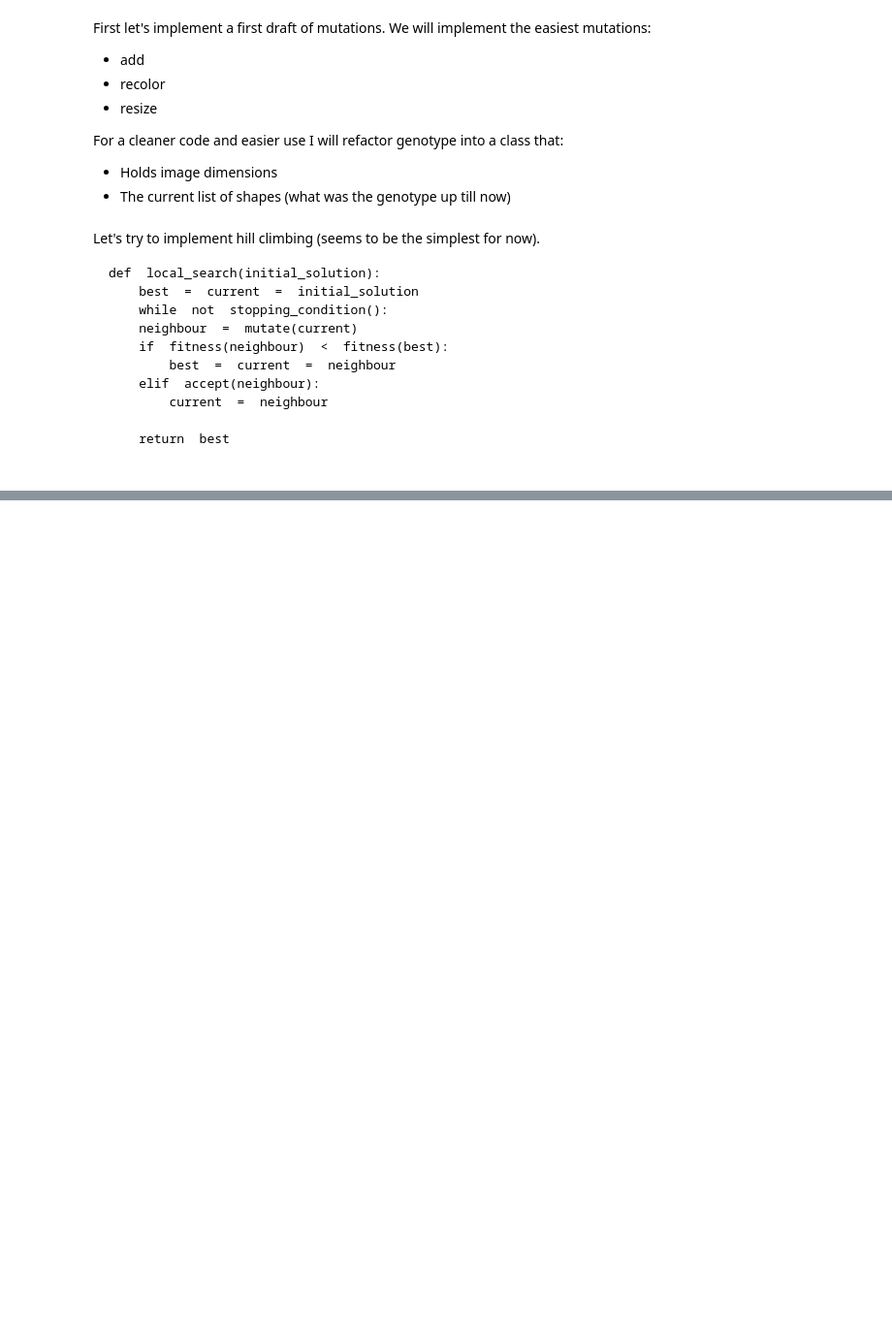
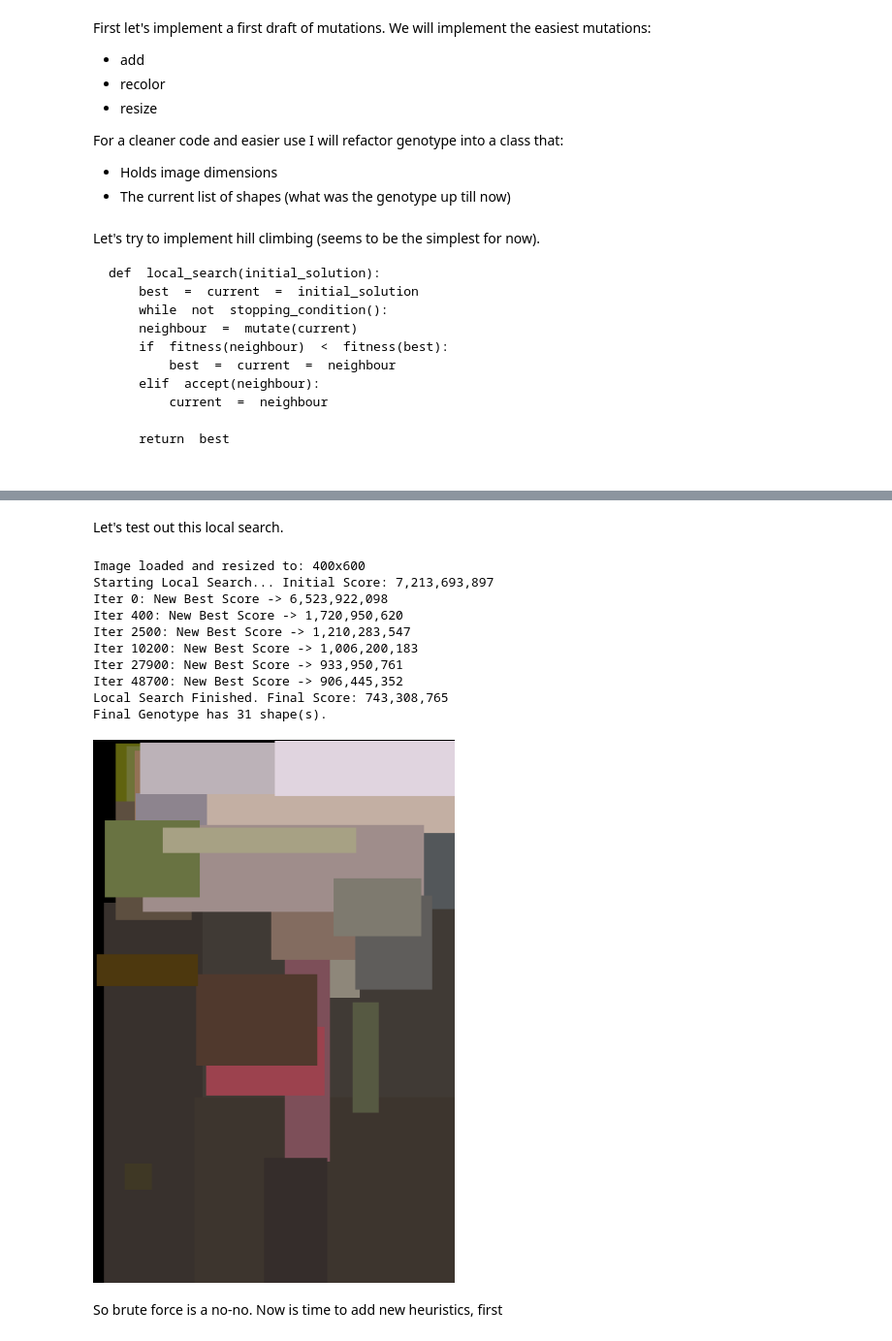
Before and after one commit to Max0uch1ta/geometrical-image-recreation, a Jupyter notebook: tp_svg.ipynb, the cells around one changed output, grey strips where cells are left out. Shown at 97% size. Saved outputs shown, nothing was run; the diff lists cells and outputs as text; code cells hidden in the pictures; blank space fills up the shorter version.

```diff
--- a/tp_svg.ipynb
+++ b/tp_svg.ipynb
@@ -316,0 +314,45 @@ NameError: name 'Genotype' is not defined
+# %% [markdown]
+Let's test out this local search.
+# %%
+
+IMAGE_PATH = "./test.png"
+MAX_ITERATIONS = 100000
+SELECTED_SHAPE = Rect  # We will build the image using only Rectangles for now
+
+# Load the target image
+original_img, w, h = load_img(IMAGE_PATH, max_size=600)
+
+# 3. Initialize the Genotype (Empty)
+start_geno = Genotype(w, h)
+
+# Add 1 initial random shape so we don't start empty
+start_geno.shapes.append(get_random_shape(SELECTED_SHAPE, w, h))
+
+# 4. Run the Local Search
+# This uses the function we just wrote to improve the image
+final_geno = local_search(
+    geno=start_geno,
+    original_img=original_img,
+    shape_class=SELECTED_SHAPE,
+    max_it=MAX_ITERATIONS
+)
+
+# 5. Render and Display the Final Result
+print(f"Final Genotype has {len(final_geno.shapes)} shape(s).")
+final_phenotype = generate_phenotype(w, h, final_geno.shapes)
+Image.fromarray(final_phenotype)
+# %% [output]
+Image loaded and resized to: 400x600
+Starting Local Search... Initial Score: 7,213,693,897
+Iter 0: New Best Score -> 6,523,922,098
+Iter 400: New Best Score -> 1,720,950,620
+Iter 2500: New Best Score -> 1,210,283,547
+Iter 10200: New Best Score -> 1,006,200,183
+Iter 27900: New Best Score -> 933,950,761
+Iter 48700: New Best Score -> 906,445,352
+Local Search Finished. Final Score: 743,308,765
+Final Genotype has 31 shape(s).
+[figure, added]
+# %% [markdown]
+So brute force is a no-no.
+Now is time to add new heuristics, first
```
Also changed, not shown: parts of 3 cells of this notebook.
